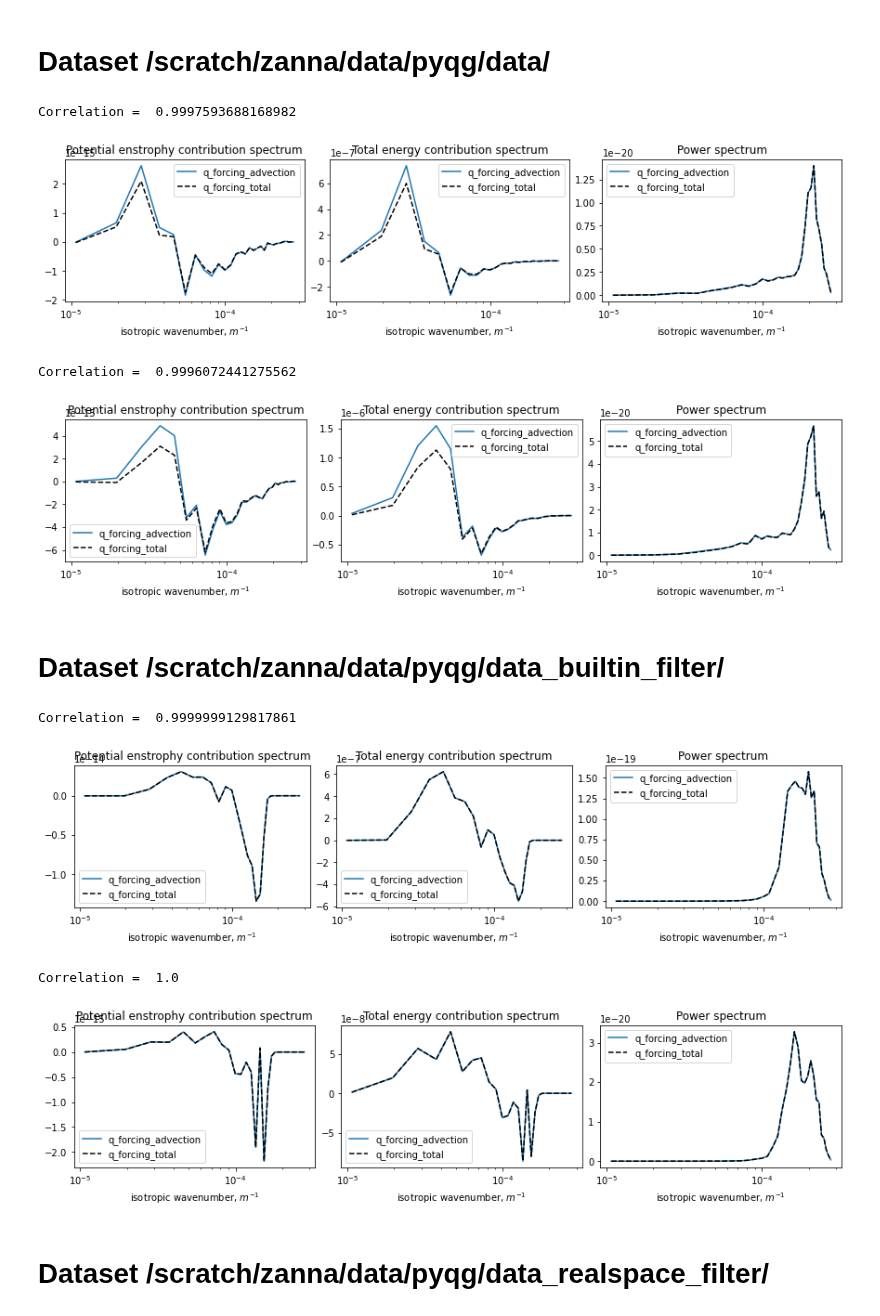
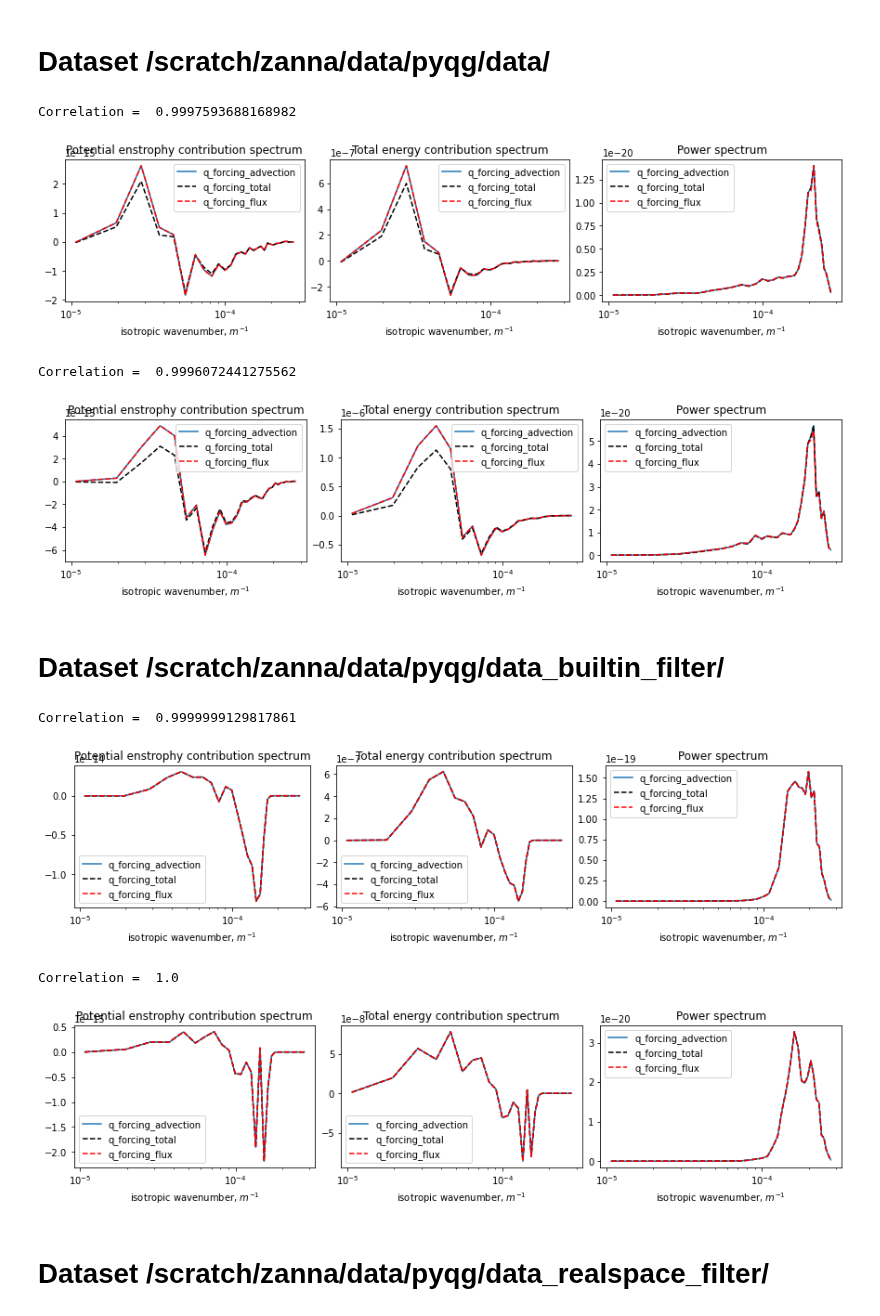
Before and after one commit to m2lines/pyqg_generative, a Jupyter notebook: notebooks/q_forcing_total.ipynb, the cells around one changed output. Drawn from its saved outputs; the diff is of its cells as text; code cells hidden in the pictures.

Commit message:
Advect and Flux in corrupted dataset are identical

```diff
--- a/notebooks/q_forcing_total.ipynb
+++ b/notebooks/q_forcing_total.ipynb
@@ -19,7 +16,7 @@ The autoreload extension is already loaded. To reload it, use:
 # %% [markdown]
 ### Verification function
 # %%
-def plot_spectral_fluxes(q, psi, q_advection, q_total):
+def plot_spectral_fluxes(q, psi, q_advection, q_total, q_flux=None):
     def expand(var):
         for dim in ['run', 'time']:
             if dim not in var.dims:
@@ -29,25 +26,34 @@ def plot_spectral_fluxes(q, psi, q_advection, q_total):
     psi = expand(psi)
     q_advection = expand(q_advection)
     q_total = expand(q_total)
+    if q_flux is not None:
+        q_flux = expand(q_flux)
 
     kw_adv = dict(label='q_forcing_advection')
     kw = dict(label='q_forcing_total', ls='--', color='k', xscale='log')
+    kw_flux = dict(label='q_forcing_flux', ls='--', color='r', xscale='log')
     plt.figure(figsize=(12,3), constrained_layout=True)
     plt.subplot(1,3,1)
     sp = spectrum(type='cospectrum', time=slice(0,1))
     ave_lev(sp(q, q_advection), delta=0.25).plot(**kw_adv)
     ave_lev(sp(q, q_total), delta=0.25).plot(**kw)
+    if q_flux is not None:
+        ave_lev(sp(q, q_flux), delta=0.25).plot(**kw_flux)
     plt.title('Potential enstrophy contribution spectrum')
     plt.legend()
     plt.subplot(1,3,2)
     ave_lev(sp(-psi, q_advection), delta=0.25).plot(**kw_adv)
     ave_lev(sp(-psi, q_total), delta=0.25).plot(**kw)
+    if q_flux is not None:
+        ave_lev(sp(-psi, q_flux), delta=0.25).plot(**kw_flux)
     plt.title('Total energy contribution spectrum')
     plt.legend()
     plt.subplot(1,3,3)
     sp = spectrum(type='power', time=slice(0,1))
     ave_lev(sp(q_advection), delta=0.25).plot(**kw_adv)
     ave_lev(sp(q_total), delta=0.25).plot(**kw)
+    if q_flux is not None:
+        ave_lev(sp(q_flux), delta=0.25).plot(**kw_flux)
     plt.title('Power spectrum')
     plt.legend()
 # %% [markdown]
@@ -61,22 +67,24 @@ q = ds.q
 psi = ds.streamfunction
 q_advection = ds.q_forcing_advection
 q_total = ds.q_forcing_total
-plot_spectral_fluxes(q, psi, q_advection, q_total)
+q_flux = ds.div(ds.uq_subgrid_flux, ds.vq_subgrid_flux)
+plot_spectral_fluxes(q, psi, q_advection, q_total, q_flux)
 print('Correlation = ', float(xr.corr(q_total, q_advection)))
 # %% [output]
 Correlation =  0.9997593688168982
-[figure, old version]
+[figure, new version]
 # %%
 ds = pse.Dataset("/scratch/zanna/data/pyqg/data/test/*.nc").isel(run=slice(12,13), time=slice(-1,None))
 q = ds.q
 psi = ds.streamfunction
 q_advection = ds.q_forcing_advection
 q_total = ds.q_forcing_total
-plot_spectral_fluxes(q, psi, q_advection, q_total)
+q_flux = ds.div(ds.uq_subgrid_flux, ds.vq_subgrid_flux)
+plot_spectral_fluxes(q, psi, q_advection, q_total, q_flux)
 print('Correlation = ', float(xr.corr(q_total, q_advection)))
 # %% [output]
 Correlation =  0.9996072441275562
-[figure, old version]
+[figure, new version]
 # %% [markdown]
 # Dataset /scratch/zanna/data/pyqg/data_builtin_filter/
 # %%
@@ -85,22 +93,24 @@ q = ds.q
 psi = ds.streamfunction
 q_advection = ds.q_forcing_advection
 q_total = ds.q_forcing_total
-plot_spectral_fluxes(q, psi, q_advection, q_total)
+q_flux = ds.div(ds.uq_subgrid_flux, ds.vq_subgrid_flux)
+plot_spectral_fluxes(q, psi, q_advection, q_total, q_flux)
 print('Correlation = ', float(xr.corr(q_total, q_advection)))
 # %% [output]
 Correlation =  0.9999999129817861
-[figure, old version]
+[figure, new version]
 # %%
 ds = pse.Dataset("/scratch/zanna/data/pyqg/data_builtin_filter/transfer/*.nc").isel(run=slice(0,1), time=slice(-1,None))
 q = ds.q
 psi = ds.streamfunction
 q_advection = ds.q_forcing_advection
 q_total = ds.q_forcing_total
-plot_spectral_fluxes(q, psi, q_advection, q_total)
+q_flux = ds.div(ds.uq_subgrid_flux, ds.vq_subgrid_flux)
+plot_spectral_fluxes(q, psi, q_advection, q_total, q_flux)
 print('Correlation = ', float(xr.corr(q_total, q_advection)))
 # %% [output]
 Correlation =  1.0
-[figure, old version]
+[figure, new version]
 # %% [markdown]
 # Dataset /scratch/zanna/data/pyqg/data_realspace_filter/
 # %%
```
Also changed, not shown: parts of 3 cells of this notebook.
